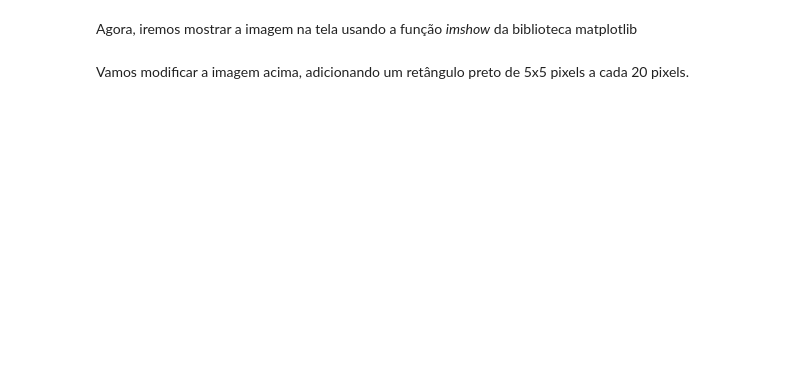
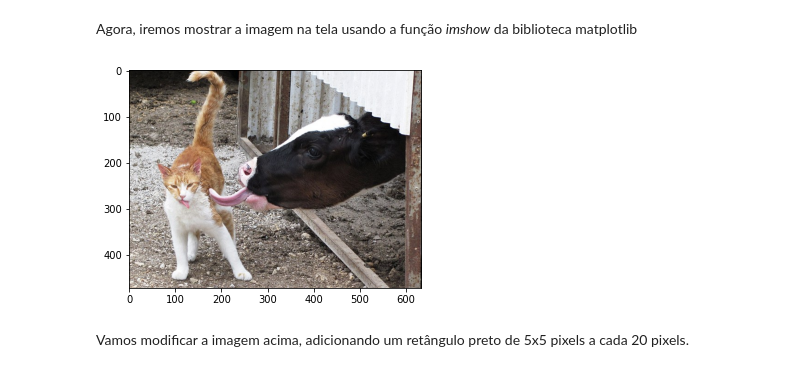
Before and after one commit to luadeprataart/Processamento-de-Imagens, a Jupyter notebook: Aula2_opencv.ipynb, the cells around one changed output. Drawn from its saved outputs; the diff is of its cells as text; code cells hidden in the pictures; blank space fills up the shorter version.

```diff
--- a/Aula2_opencv.ipynb
+++ b/Aula2_opencv.ipynb
@@ -60,4 +85,9 @@ Agora, iremos importar uma imagem da pasta figs usando cores. É importante nota
 # %% [markdown]
 Agora, iremos mostrar a imagem na tela usando a função *imshow* da biblioteca matplotlib
+# %%
+plt.imshow(img, vmin=0, vmax=255)
+plt.show()
+# %% [output]
+[figure, added]
 # %% [markdown]
 Vamos modificar a imagem acima, adicionando um retângulo preto de 5x5 pixels a cada 20 pixels.
```
Also changed, not shown: parts of 6 cells of this notebook.
